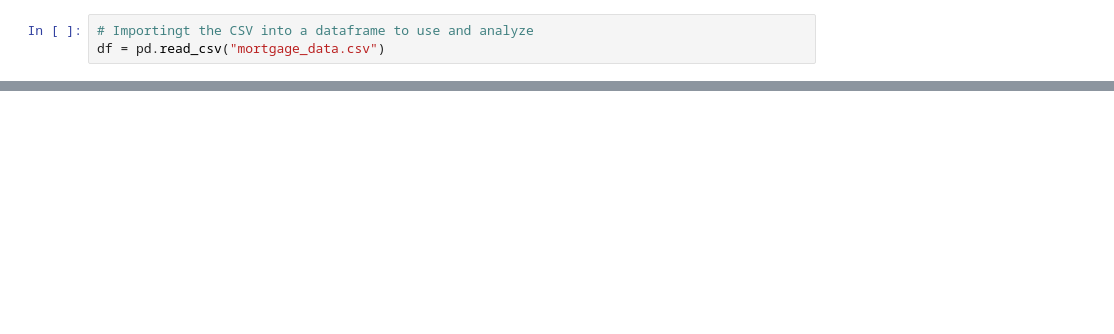
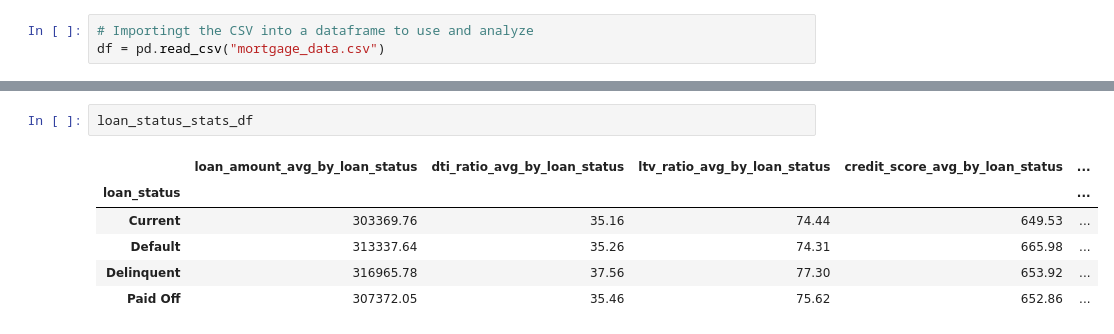
Before and after one commit to sflyranger/pandas_mortgage_practice, a Jupyter notebook: mortgage_data_analysis.ipynb, the cells around one changed output, grey strips where cells are left out. Drawn from its saved outputs; the diff is of its cells as text; blank space fills up the shorter version.

```diff
--- a/mortgage_data_analysis.ipynb
+++ b/mortgage_data_analysis.ipynb
@@ -20,0 +188,9 @@ df.head(10)
+# %%
+loan_status_stats_df
+# %% [output]
+|  | loan_amount_avg_by_loan_status | dti_ratio_avg_by_loan_status | ltv_ratio_avg_by_loan_status | credit_score_avg_by_loan_status | ... |
+| loan_status |  |  |  |  | ... |
+| Current | 303369.76 | 35.16 | 74.44 | 649.53 | ... |
+| Default | 313337.64 | 35.26 | 74.31 | 665.98 | ... |
+| Delinquent | 316965.78 | 37.56 | 77.30 | 653.92 | ... |
+| Paid Off | 307372.05 | 35.46 | 75.62 | 652.86 | ... |
```
Also changed, not shown: parts of 17 cells of this notebook.
